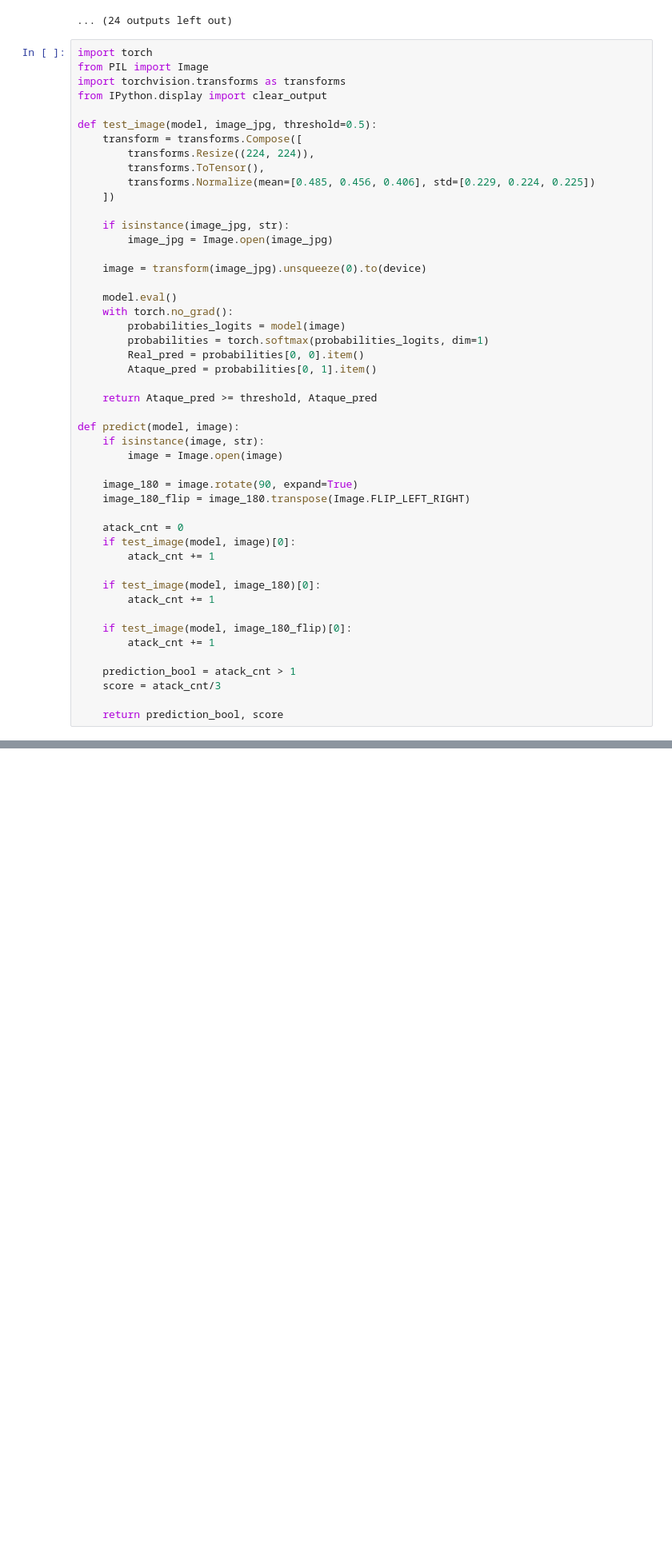
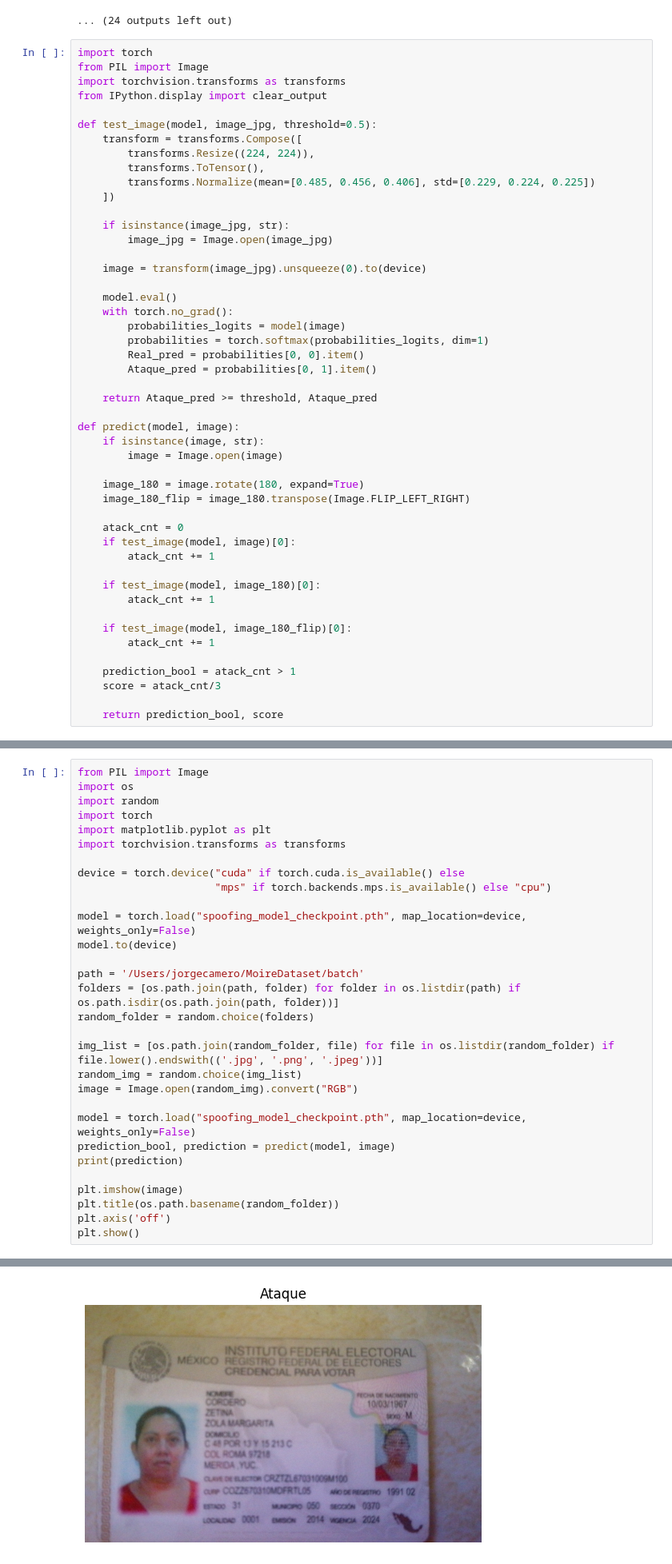
Before and after one commit to CameroJI/Silent-Face-Anti-Spoofing, a Jupyter notebook: playground.ipynb, the cells around one changed output, grey strips where cells are left out. Shown at 80% size. Saved outputs shown, nothing was run; the diff lists cells and outputs as text; blank space fills up the shorter version.

```diff
--- a/playground.ipynb
+++ b/playground.ipynb
@@ -305,7 +305,7 @@ def predict(model, image):
     if isinstance(image, str):
         image = Image.open(image)
 
-    image_180 = image.rotate(90, expand=True)
+    image_180 = image.rotate(180, expand=True)
     image_180_flip = image_180.transpose(Image.FLIP_LEFT_RIGHT)
 
     atack_cnt = 0
@@ -356,0 +359,31 @@ plt.show()
+# %%
+from PIL import Image
+import os
+import random
+import torch
+import matplotlib.pyplot as plt
+import torchvision.transforms as transforms
+
+device = torch.device("cuda" if torch.cuda.is_available() else
+                      "mps" if torch.backends.mps.is_available() else "cpu")
+
+model = torch.load("spoofing_model_checkpoint.pth", map_location=device, weights_only=False)
+model.to(device)
+
+path = '/Users/jorgecamero/MoireDataset/batch'
+folders = [os.path.join(path, folder) for folder in os.listdir(path) if os.path.isdir(os.path.join(path, folder))]
+random_folder = random.choice(folders)
+
+img_list = [os.path.join(random_folder, file) for file in os.listdir(random_folder) if file.lower().endswith(('.jpg', '.png', '.jpeg'))]
+random_img = random.choice(img_list)
+image = Image.open(random_img).convert("RGB")
+
+model = torch.load("spoofing_model_checkpoint.pth", map_location=device, weights_only=False)
+prediction_bool, prediction = predict(model, image)
+print(prediction)
+
+plt.imshow(image)
+plt.title(os.path.basename(random_folder))
+plt.axis('off')
+plt.show()
+# %% [output]
@@ -357,3 +391,4 @@ plt.show()
+[figure, added]
 # %%
 import os
 from tqdm import tqdm
```
Also changed, not shown: parts of 3 cells of this notebook, 3 other files.
